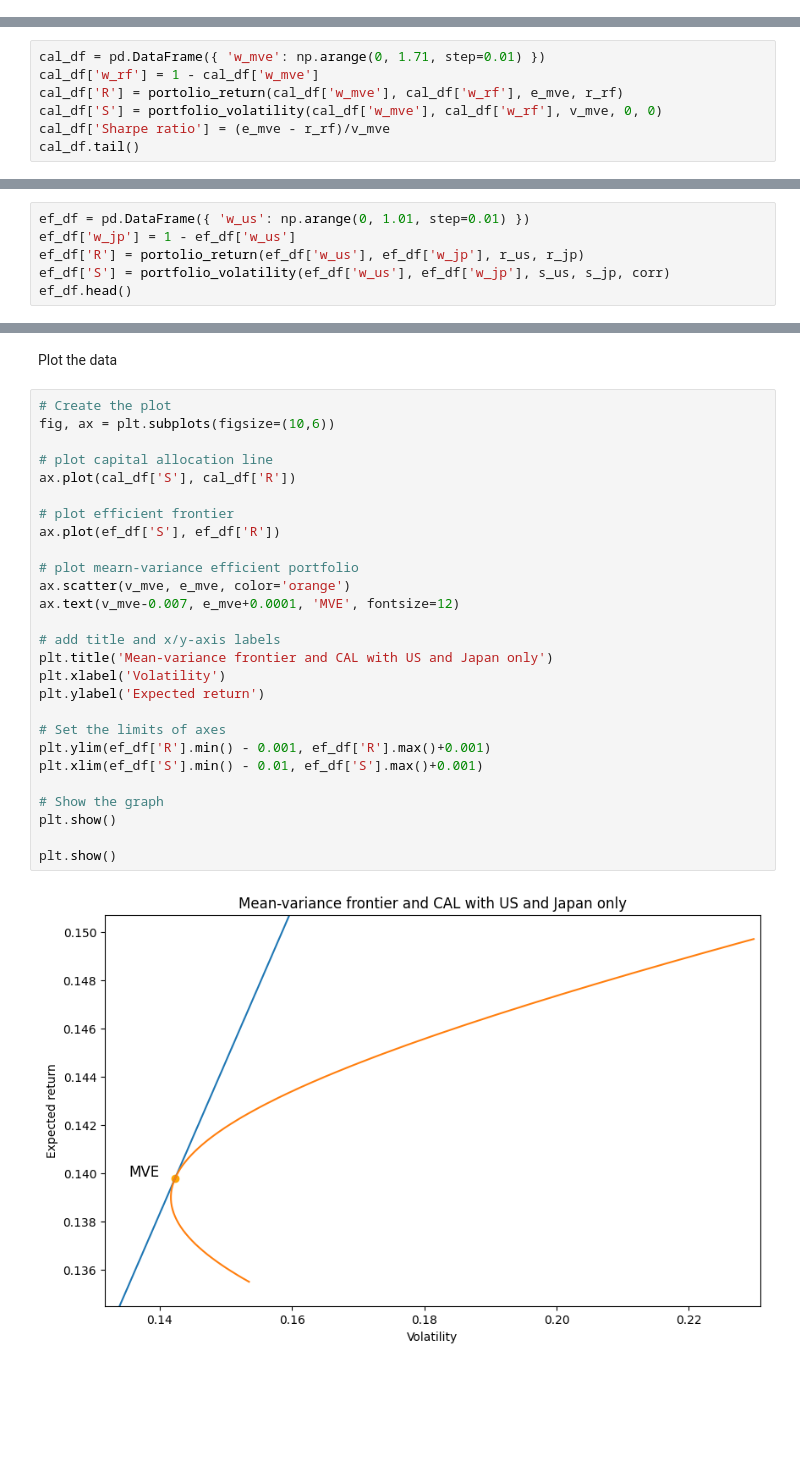
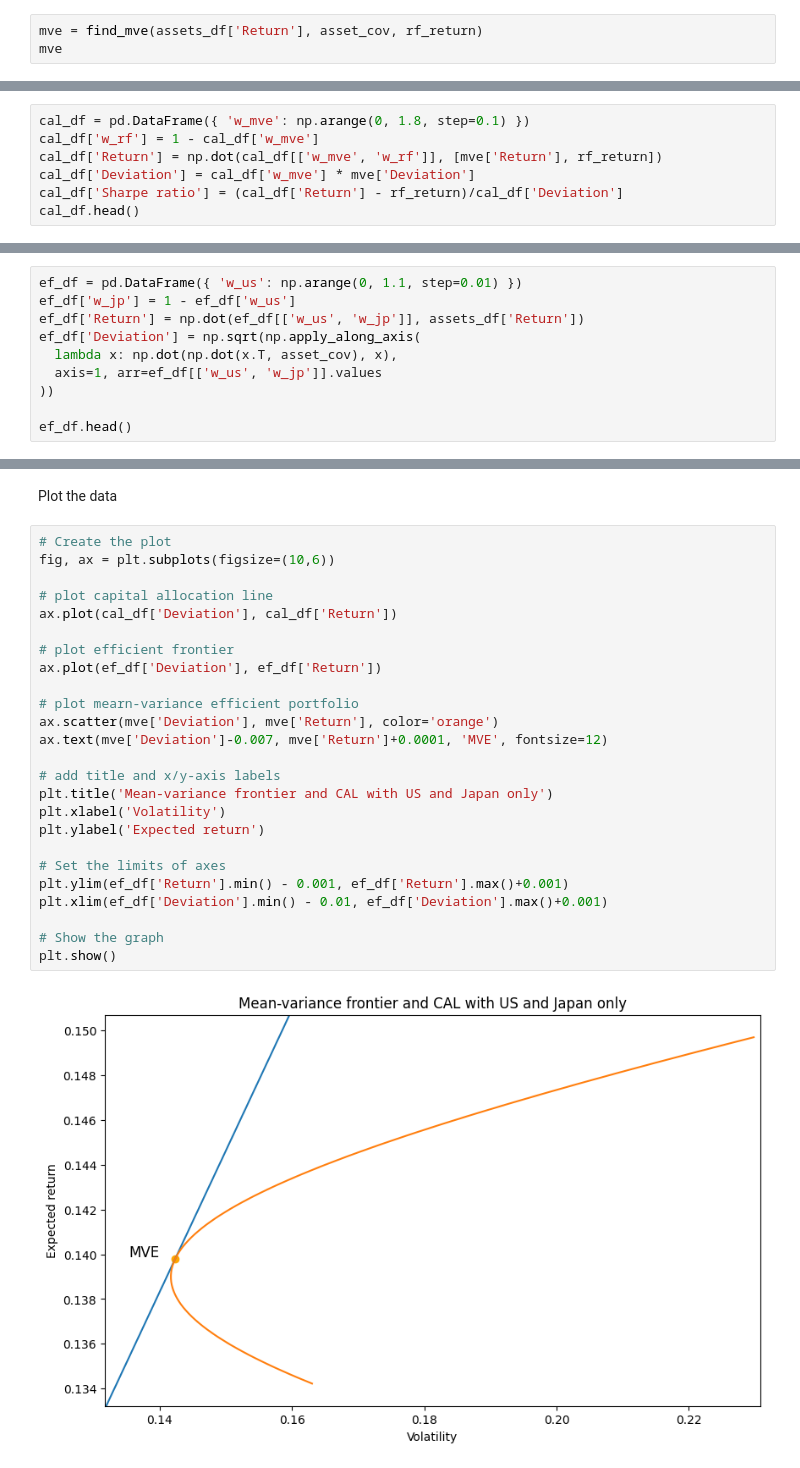
Before and after one commit to lamhq/tech-notes, a Jupyter notebook: finance/3-portfolio-optimization/2-mean-variance-opt.ipynb, the cells around one changed output, grey strips where cells are left out. Drawn from its saved outputs; the diff is of its cells as text; blank space fills up the shorter version.

Commit message:
learn finance: calculate portfolio variance using matrix calculation

```diff
--- a/finance/3-portfolio-optimization/2-mean-variance-opt.ipynb
+++ b/finance/3-portfolio-optimization/2-mean-variance-opt.ipynb
@@ -57 +79,4 @@ v_mve = portfolio_volatility(w_us, w_jp, s_us, s_jp, corr)
+# %%
+mve = find_mve(assets_df['Return'], asset_cov, rf_return)
+mve
 # %% [markdown]
@@ -59,8 +84,8 @@ Construct data for capital allocation line
 # %%
-cal_df = pd.DataFrame({ 'w_mve': np.arange(0, 1.71, step=0.01) })
+cal_df = pd.DataFrame({ 'w_mve': np.arange(0, 1.8, step=0.1) })
 cal_df['w_rf'] = 1 - cal_df['w_mve']
-cal_df['R'] = portolio_return(cal_df['w_mve'], cal_df['w_rf'], e_mve, r_rf)
-cal_df['S'] = portfolio_volatility(cal_df['w_mve'], cal_df['w_rf'], v_mve, 0, 0)
-cal_df['Sharpe ratio'] = (e_mve - r_rf)/v_mve
-cal_df.tail()
+cal_df['Return'] = np.dot(cal_df[['w_mve', 'w_rf']], [mve['Return'], rf_return])
+cal_df['Deviation'] = cal_df['w_mve'] * mve['Deviation']
+cal_df['Sharpe ratio'] = (cal_df['Return'] - rf_return)/cal_df['Deviation']
+cal_df.head()
 # %% [output]
@@ -75,7 +100,11 @@ Construct data for efficient frontier
 # %%
-ef_df = pd.DataFrame({ 'w_us': np.arange(0, 1.01, step=0.01) })
+ef_df = pd.DataFrame({ 'w_us': np.arange(0, 1.1, step=0.01) })
 ef_df['w_jp'] = 1 - ef_df['w_us']
-ef_df['R'] = portolio_return(ef_df['w_us'], ef_df['w_jp'], r_us, r_jp)
-ef_df['S'] = portfolio_volatility(ef_df['w_us'], ef_df['w_jp'], s_us, s_jp, corr)
+ef_df['Return'] = np.dot(ef_df[['w_us', 'w_jp']], assets_df['Return'])
+ef_df['Deviation'] = np.sqrt(np.apply_along_axis(
+  lambda x: np.dot(np.dot(x.T, asset_cov), x),
+  axis=1, arr=ef_df[['w_us', 'w_jp']].values
+))
+
 ef_df.head()
 # %% [output]
@@ -90,29 +119,27 @@ Plot the data
 # %%
 # Create the plot
 fig, ax = plt.subplots(figsize=(10,6))
 
 # plot capital allocation line
-ax.plot(cal_df['S'], cal_df['R'])
+ax.plot(cal_df['Deviation'], cal_df['Return'])
 
 # plot efficient frontier
-ax.plot(ef_df['S'], ef_df['R'])
+ax.plot(ef_df['Deviation'], ef_df['Return'])
 
 # plot mearn-variance efficient portfolio
-ax.scatter(v_mve, e_mve, color='orange')
-ax.text(v_mve-0.007, e_mve+0.0001, 'MVE', fontsize=12)
+ax.scatter(mve['Deviation'], mve['Return'], color='orange')
+ax.text(mve['Deviation']-0.007, mve['Return']+0.0001, 'MVE', fontsize=12)
 
 # add title and x/y-axis labels
 plt.title('Mean-variance frontier and CAL with US and Japan only')
 plt.xlabel('Volatility')
 plt.ylabel('Expected return')
 
 # Set the limits of axes
-plt.ylim(ef_df['R'].min() - 0.001, ef_df['R'].max()+0.001)
-plt.xlim(ef_df['S'].min() - 0.01, ef_df['S'].max()+0.001)
+plt.ylim(ef_df['Return'].min() - 0.001, ef_df['Return'].max()+0.001)
+plt.xlim(ef_df['Deviation'].min() - 0.01, ef_df['Deviation'].max()+0.001)
 
 # Show the graph
 plt.show()
-
-plt.show()
 # %% [output]
-[figure, old version]
+[figure, new version]
```
Also changed, not shown: parts of 18 cells of this notebook.
